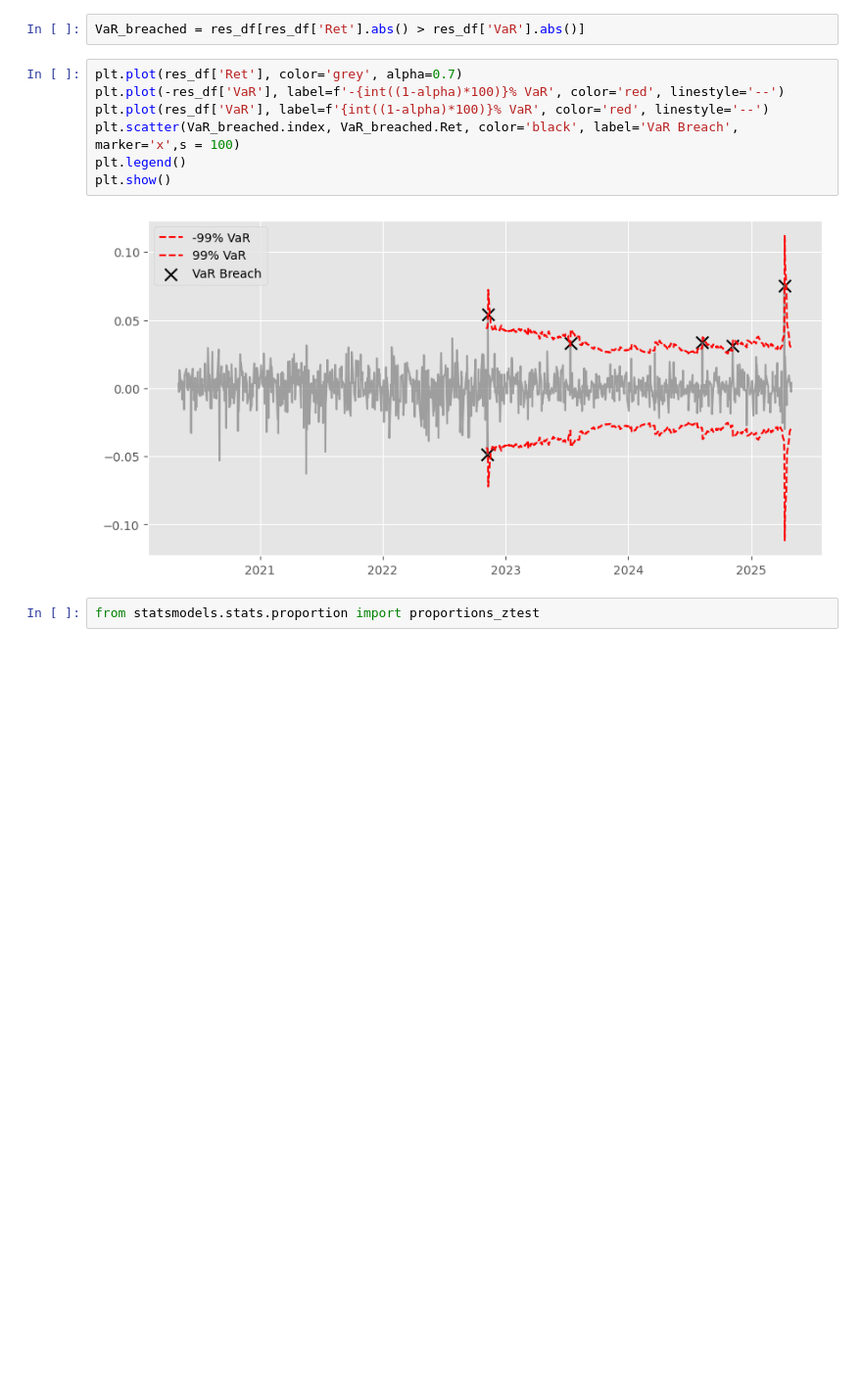
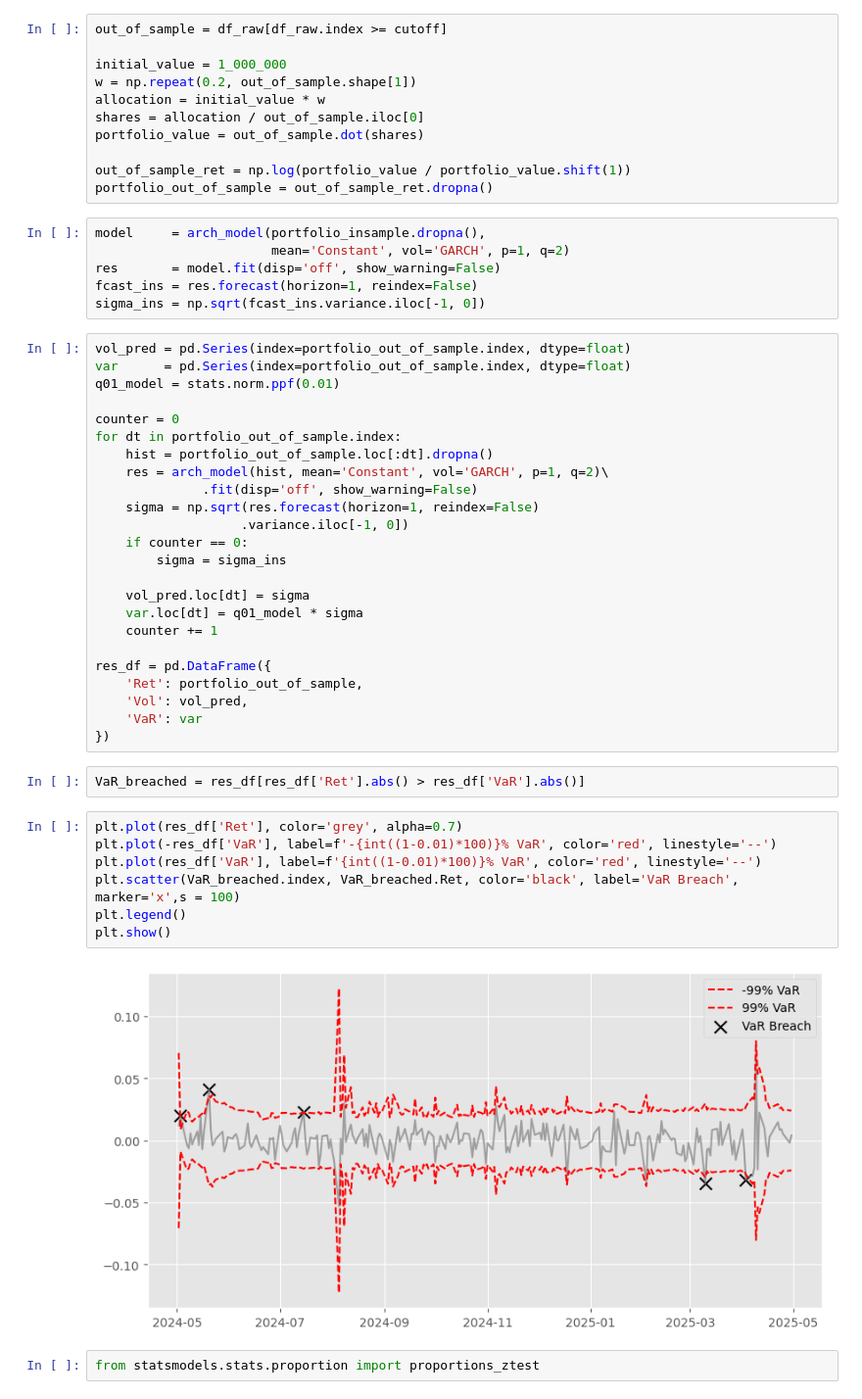
Before and after one commit to antek0308/TS_GARCH, a Jupyter notebook: Data/GARCH.ipynb, the cells around one changed output. Shown at 98% size. Cells and saved outputs as stored; diff of their text form; blank space fills up the shorter version.

```diff
--- a/Data/GARCH.ipynb
+++ b/Data/GARCH.ipynb
@@ -209,14 +423,55 @@ res_df = pd.DataFrame({
+# %%
+out_of_sample = df_raw[df_raw.index >= cutoff]
+
+initial_value = 1_000_000
+w = np.repeat(0.2, out_of_sample.shape[1])
+allocation = initial_value * w
+shares = allocation / out_of_sample.iloc[0]
+portfolio_value = out_of_sample.dot(shares)
+
+out_of_sample_ret = np.log(portfolio_value / portfolio_value.shift(1))
+portfolio_out_of_sample = out_of_sample_ret.dropna()
+# %%
+model     = arch_model(portfolio_insample.dropna(),
+                       mean='Constant', vol='GARCH', p=1, q=2)
+res       = model.fit(disp='off', show_warning=False)
+fcast_ins = res.forecast(horizon=1, reindex=False)
+sigma_ins = np.sqrt(fcast_ins.variance.iloc[-1, 0])
+# %%
+vol_pred = pd.Series(index=portfolio_out_of_sample.index, dtype=float)
+var      = pd.Series(index=portfolio_out_of_sample.index, dtype=float)
+q01_model = stats.norm.ppf(0.01)
+
+counter = 0
+for dt in portfolio_out_of_sample.index:
+    hist = portfolio_out_of_sample.loc[:dt].dropna()
+    res = arch_model(hist, mean='Constant', vol='GARCH', p=1, q=2)\
+              .fit(disp='off', show_warning=False)
+    sigma = np.sqrt(res.forecast(horizon=1, reindex=False)
+                   .variance.iloc[-1, 0])
+    if counter == 0:
+        sigma = sigma_ins
+
+    vol_pred.loc[dt] = sigma
+    var.loc[dt] = q01_model * sigma
+    counter += 1
+
+res_df = pd.DataFrame({
+    'Ret': portfolio_out_of_sample,
+    'Vol': vol_pred,
+    'VaR': var
+})
 # %%
 VaR_breached = res_df[res_df['Ret'].abs() > res_df['VaR'].abs()]
 # %%
 plt.plot(res_df['Ret'], color='grey', alpha=0.7)
-plt.plot(-res_df['VaR'], label=f'-{int((1-alpha)*100)}% VaR', color='red', linestyle='--')
-plt.plot(res_df['VaR'], label=f'{int((1-alpha)*100)}% VaR', color='red', linestyle='--')
+plt.plot(-res_df['VaR'], label=f'-{int((1-0.01)*100)}% VaR', color='red', linestyle='--')
+plt.plot(res_df['VaR'], label=f'{int((1-0.01)*100)}% VaR', color='red', linestyle='--')
 plt.scatter(VaR_breached.index, VaR_breached.Ret, color='black', label='VaR Breach', marker='x',s = 100)
 plt.legend()
 plt.show()
 # %% [output]
-[figure, old version]
+[figure, new version]
 # %%
 from statsmodels.stats.proportion import proportions_ztest
 # %%
```
Also changed, not shown: parts of 63 cells of this notebook.
